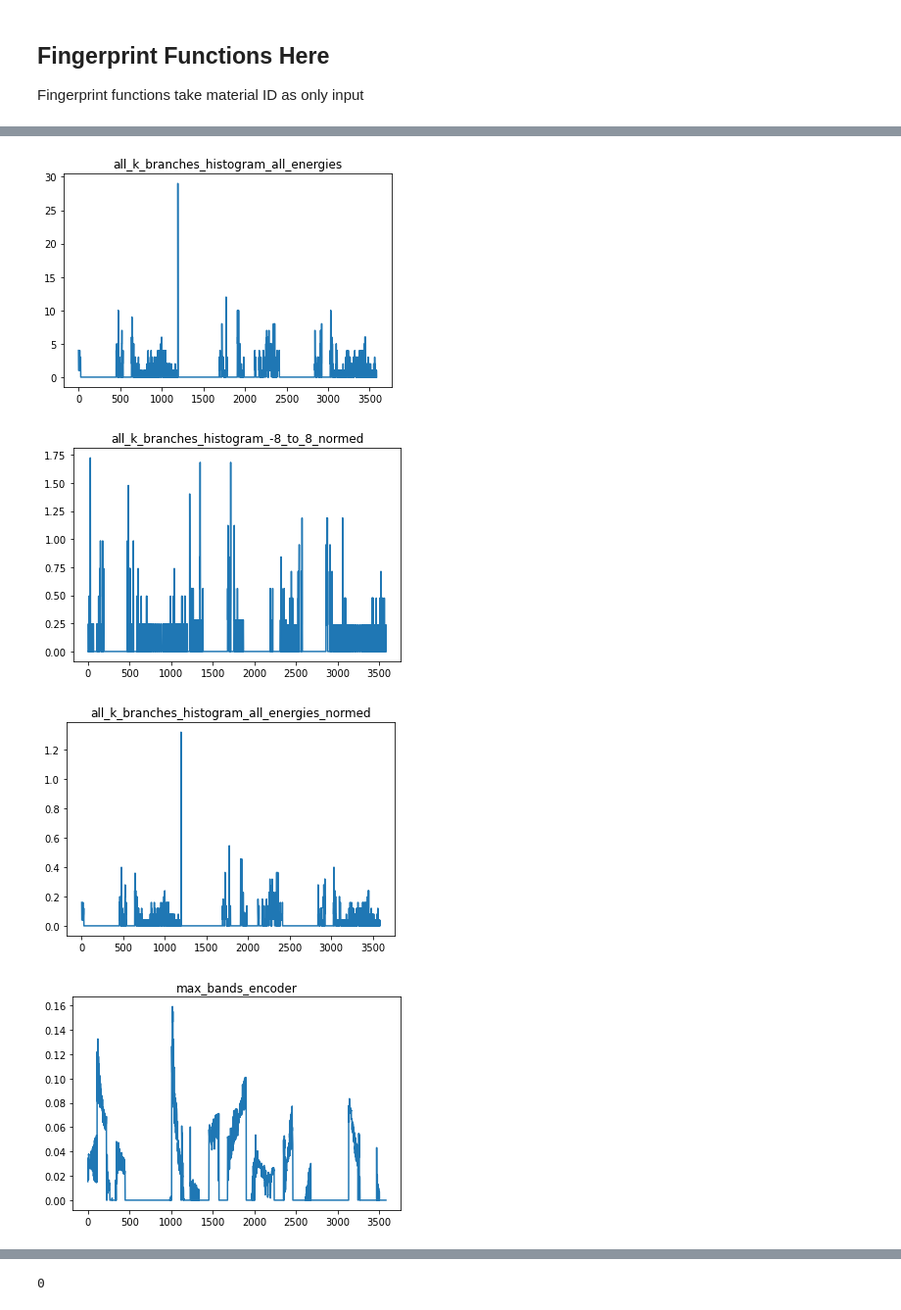
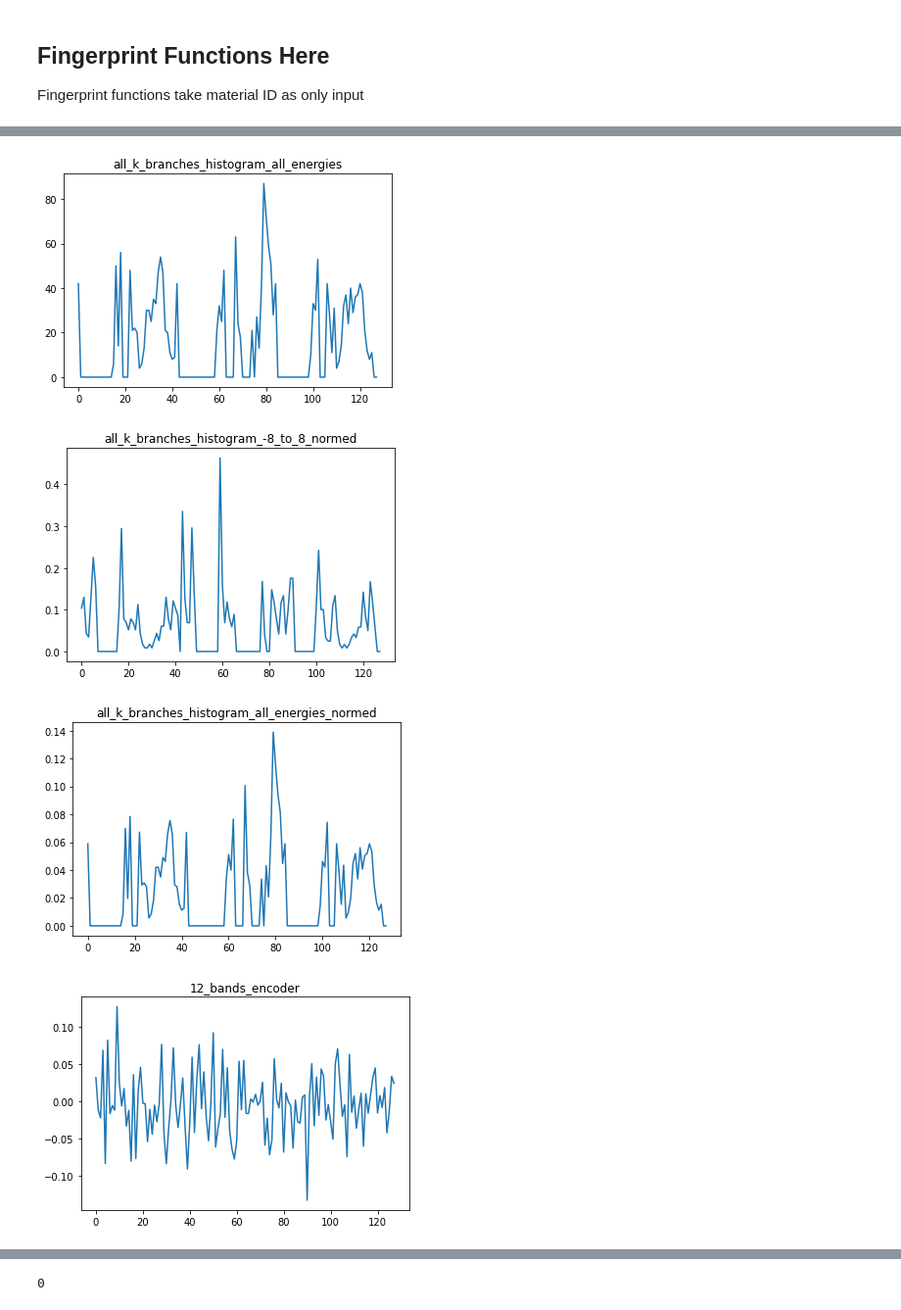
Before and after one commit to ThomasWarford/band-fingerprint, a Jupyter notebook: fingerprint_creation/2dmatpedia.ipynb, the cells around one changed output, grey strips where cells are left out. Shown at 98% size. Drawn from its saved outputs; the diff is of its cells as text; code cells hidden in the pictures.

Commit message:
re-run with new fingerprint

```diff
--- a/fingerprint_creation/2dmatpedia.ipynb
+++ b/fingerprint_creation/2dmatpedia.ipynb
@@ -40,10 +41,11 @@ from models import SimpleAutoencoder
 from src.band_plotters import *
 from src.Tiff32Image import Tiff32Image, load_tiff_uint32_image
 # %%
-FINGERPRINT_NAME = "max_bands_encoder"
+FINGERPRINT_NAME = "12_bands_encoder"
 
-FINGERPRINT_LENGTH = 3584
-PERPLEXITY = 50
+FINGERPRINT_LENGTH = 128
+WIDTH=128
+PERPLEXITY = 30
 OUTPUT_NAME = f"{FINGERPRINT_NAME}_perplexity_{PERPLEXITY}_length_{FINGERPRINT_LENGTH}.csv"
 print(FINGERPRINT_NAME)
 # %% [output]
@@ -70,11 +72,19 @@ df_material.head()
 ## Fingerprint Functions Here
 Fingerprint functions take material ID as only input
 # %%
-def run_trained_model_one_mat(material_id, CNN_model, input_band_image_type, data_directory=DATA_DIRECTORY):
+def run_trained_model_one_mat(material_id, CNN_model, input_band_image_type, width, data_directory=DATA_DIRECTORY):
         image_filename = data_directory/f"images/energies{input_band_image_type}/{material_id}.tiff"
-        input_tensor = torch.from_numpy(load_tiff_uint32_image(image_filename).astype(np.float64))
+
+        input_numpy = load_tiff_uint32_image(image_filename).astype(np.float64)
+
+        # resize width of tensor
+        if width:
+            input_numpy = resize(input_numpy, (input_numpy.shape[0], width))
+
+        input_tensor = torch.from_numpy(input_numpy)
         input_tensor = input_tensor / (2**16-1)
         input_tensor = input_tensor[None, None, :, :]
+
 
         input_tensor = input_tensor.float().cpu()
         output_tensor = CNN_model.encode.forward(input_tensor)
@@ -83,12 +93,12 @@ def run_trained_model_one_mat(material_id, CNN_model, input_band_image_type, dat
         return output_tensor.flatten().detach().numpy()
 
 # change path to the location of the desired trained model
-model_path = "../autoencoder/trained_models/simple_ae_1.pkl"
+model_path = "../autoencoder/trained_models/nearest_12_v1.pkl"
 # name of the energy{name} folder which holds the input band tensors
-CNN_input_file_index = 8
+CNN_input_file_index = "_12_nearest_bands"
 # load the model that we have already trained on the data
 trained_model = load_learner(model_path)
 
-fingerprint = run_trained_model_one_mat("2dm-11", trained_model, CNN_input_file_index)
+fingerprint = run_trained_model_one_mat("2dm-11", trained_model.model, CNN_input_file_index, WIDTH)
 print(fingerprint)
 # %% [output]
@@ -125,7 +151,7 @@ fingerprint_functions = {
     "all_k_branches_histogram_all_energies": lambda x: calc_all_k_branches_histogram_fingerprint(x, normalize=False),
     "all_k_branches_histogram_-8_to_8_normed": lambda x: calc_all_k_branches_histogram_fingerprint(x, e_range=[-8, 8], normalize=True),
     "all_k_branches_histogram_all_energies_normed": lambda x: calc_all_k_branches_histogram_fingerprint(x, normalize=True),
-    "max_bands_encoder": lambda x: run_trained_model_one_mat(x, CNN_model=trained_model, input_band_image_type=CNN_input_file_index)
+    "12_bands_encoder": lambda x: run_trained_model_one_mat(x, CNN_model=trained_model, input_band_image_type=CNN_input_file_index, width=WIDTH)
 }
 
 for fingerprint_name in fingerprint_functions:
@@ -138,7 +164,7 @@ for fingerprint_name in fingerprint_functions:
-[figure, old version]
+[figure, new version]
-[figure, old version]
+[figure, new version]
-[figure, old version]
+[figure, new version]
-[figure, old version]
+[figure, new version]
 # %%
 fingerprint_array = np.zeros([len(df_material), FINGERPRINT_LENGTH])
 # %%
```
Also changed, not shown: parts of 9 cells of this notebook, 1 other file.
